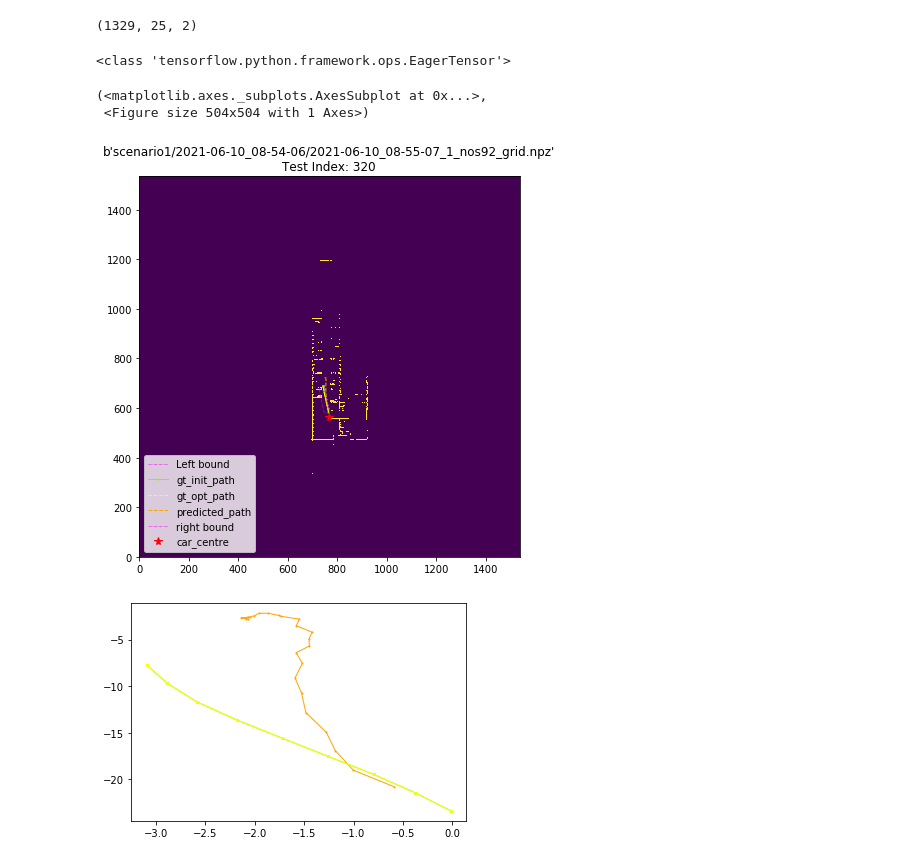
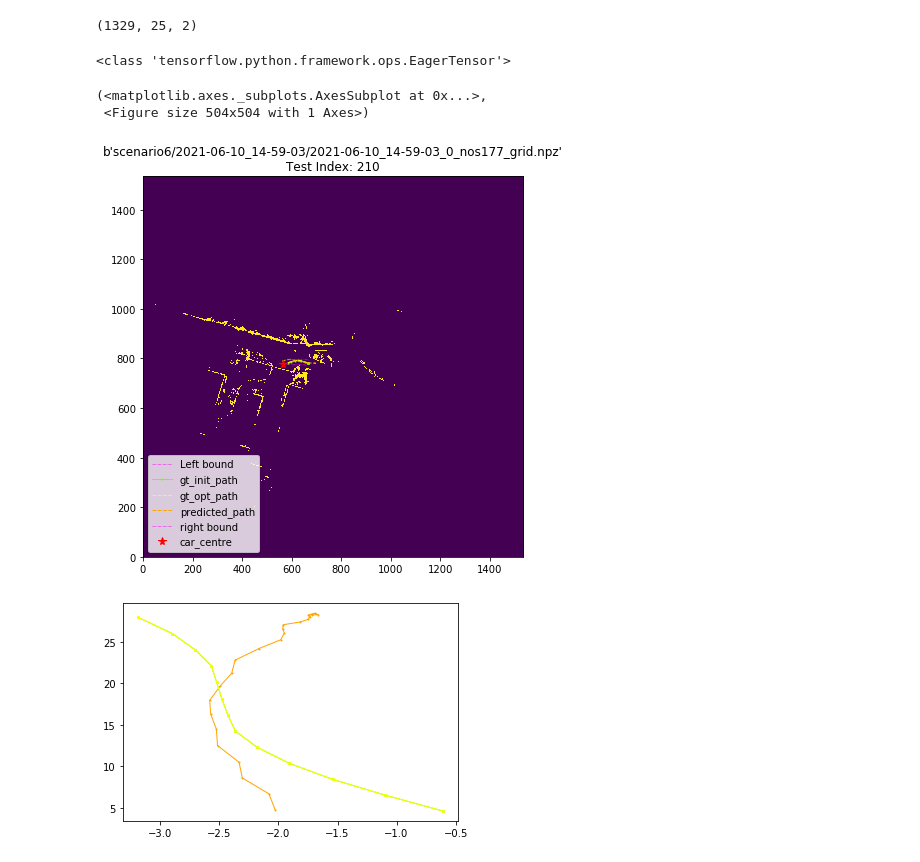
Before and after one commit to saitejamalyala/rosbag2numpy, a Jupyter notebook: data_processing/data_loader.ipynb, the cells around one changed output. Cells and saved outputs as stored; diff of their text form; code cells hidden in the pictures.

```diff
--- a/data_processing/data_loader.ipynb
+++ b/data_processing/data_loader.ipynb
@@ -236,7 +238,8 @@ test_loss,test_accuracy = pp_model.evaluate(ds_test)
 42/42 [==============================] - 1s 33ms/step - loss: 18.3581 - accuracy: 0.9899
 # %%
 #pp_model.save("ppmodel_{}.h5".format(test_loss),save_format='h5')
-pp_model=tf.keras.models.load_model('/netpool/work/gpu-3/users/malyalasa/New_folder/rosbag2numpy/iter_create_np_fromrbag/ppmodel_5.286526679992676.h5',compile=False)
+#pp_model=tf.keras.models.load_model('/netpool/work/gpu-3/users/malyalasa/New_folder/wandb/run-20210624_194358-2o1kn6t2/files/model-best.h5',compile=False)
+pp_model=tf.keras.models.load_model('/netpool/work/gpu-3/users/malyalasa/New_folder/wandb/run-20210625_053926-21xquqgr/files/model-best.h5',compile=False)
 
 pp_model.compile(optimizer=opt,loss=euclidean_distance_loss, metrics='accuracy')
 #pp_model.summary()
@@ -327,30 +330,30 @@ def plot_scene(features):
 
     return ax,fig
 # %%
-test_idx=320
+test_idx=210#143#120#15#1300#530#320#50#1050
 test_data={}
 test_data["grid_map"]= np_tst_gridmap[test_idx]
 test_data["grid_org_res"]=np_tst_grid_org_res[test_idx]
 test_data["left_bnd"]=np_tst_left_bnd[test_idx]
 test_data["right_bnd"]=np_tst_right_bnd[test_idx]
 test_data["car_odo"]=np_tst_car_odo[test_idx]
 test_data["init_path"]=np_tst_init_path[test_idx]
 test_data["opt_path"]=np_tst_opt_path[test_idx]
 test_data["predictions"] = predictions[test_idx]
 test_data["file_details"] = list_tst_file_details[test_idx]
 test_data["testidx"] = test_idx
 #print(test_data["left_bnd"])
 
 plot_scene(test_data)
 # %% [output]
 <class 'tensorflow.python.framework.ops.EagerTensor'>
 (<matplotlib.axes._subplots.AxesSubplot at 0x...>,
  <Figure size 504x504 with 1 Axes>)
-[figure, old version]
+[figure, new version]
 # %%
 plt.plot(predictions[test_idx][:,0],predictions[test_idx][:,1],'-o', color = 'orange', markersize=1, linewidth=1)
 plt.plot(np_tst_init_path[test_idx][:,0],np_tst_init_path[test_idx][:,1],'-o', color='lawngreen',markersize=2, linewidth=1)
 plt.plot(np_tst_opt_path[test_idx][:,0],np_tst_opt_path[test_idx][:,1],'-o', color='yellow',markersize=2, linewidth=1)
 plt.show()
 # %% [output]
-[figure, old version]
+[figure, new version]
```
Also changed, not shown: parts of 3 cells of this notebook, 14 other files.
